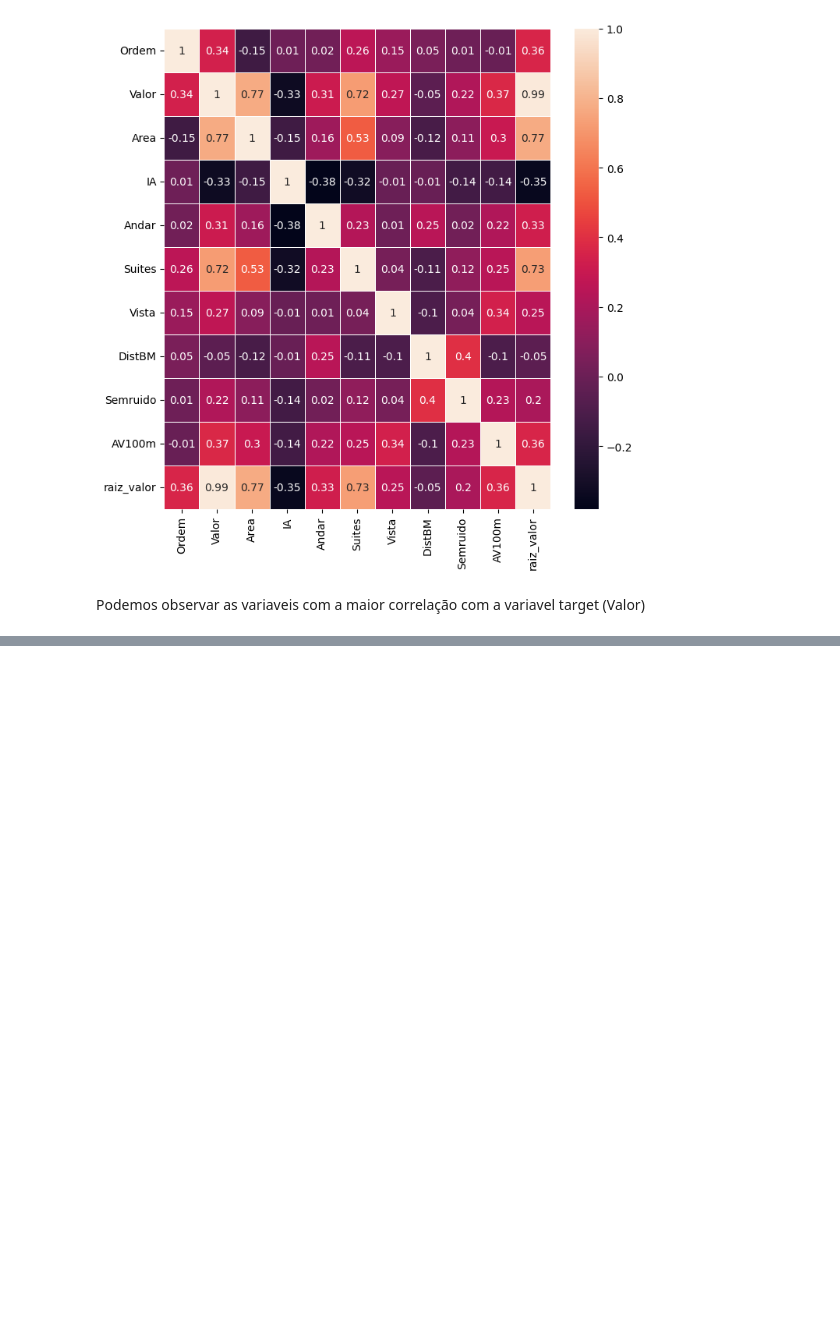
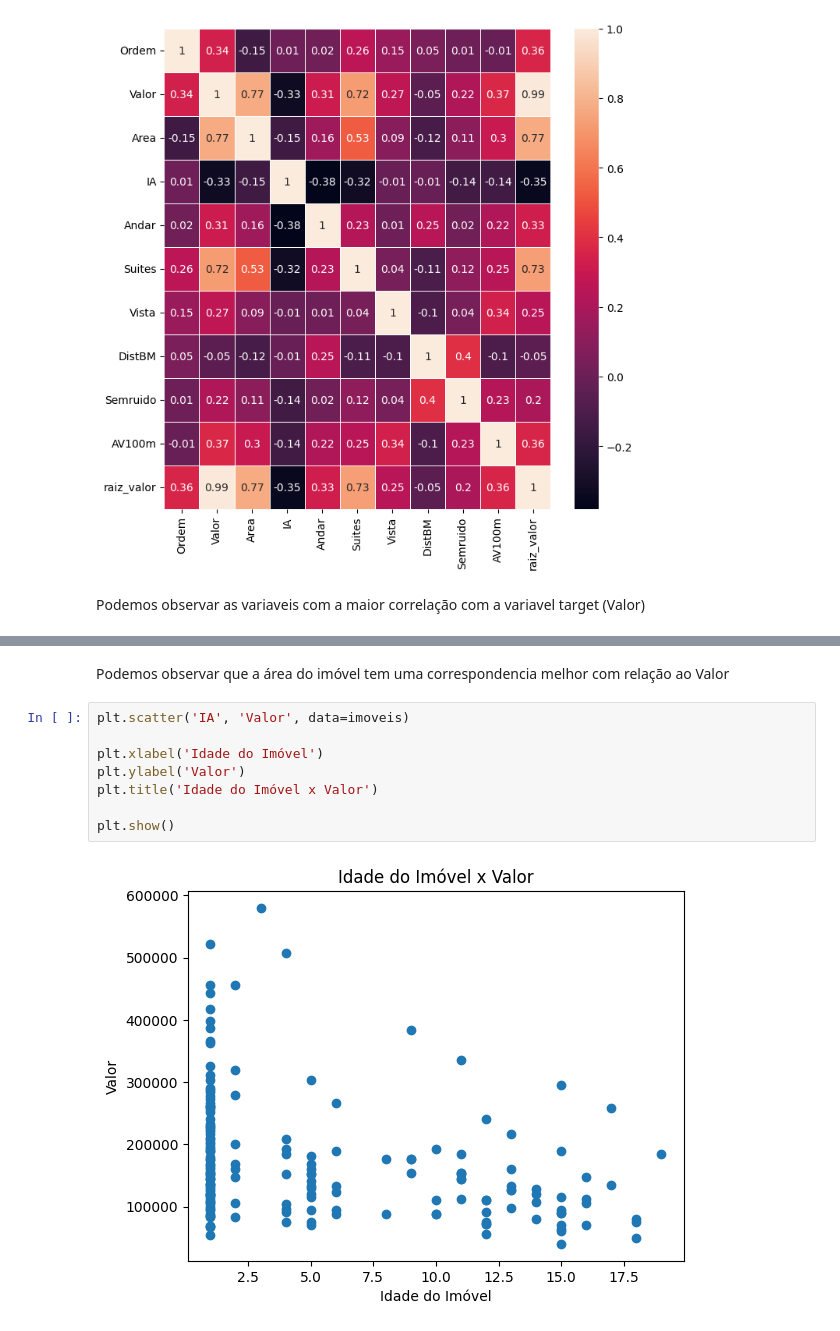
Before and after one commit to LaisST/FIAP_202501_HandsOn_data_analytics, a Jupyter notebook: Fase2_Aula05_Modelo_Regressao.ipynb, the cells around one changed output, grey strips where cells are left out. Drawn from its saved outputs; the diff is of its cells as text; blank space fills up the shorter version.

```diff
--- a/Fase2_Aula05_Modelo_Regressao.ipynb
+++ b/Fase2_Aula05_Modelo_Regressao.ipynb
@@ -175,0 +186,12 @@ Podemos observar as variaveis com a maior correlação com a variavel target (Va
+# %% [markdown]
+Podemos observar que a área do imóvel tem uma correspondencia melhor com relação ao Valor
+# %%
+plt.scatter('IA', 'Valor', data=imoveis)
+
+plt.xlabel('Idade do Imóvel')
+plt.ylabel('Valor')
+plt.title('Idade do Imóvel x Valor')
+
+plt.show()
+# %% [output]
+[figure, added]
```
Also changed, not shown: parts of 28 cells of this notebook.
